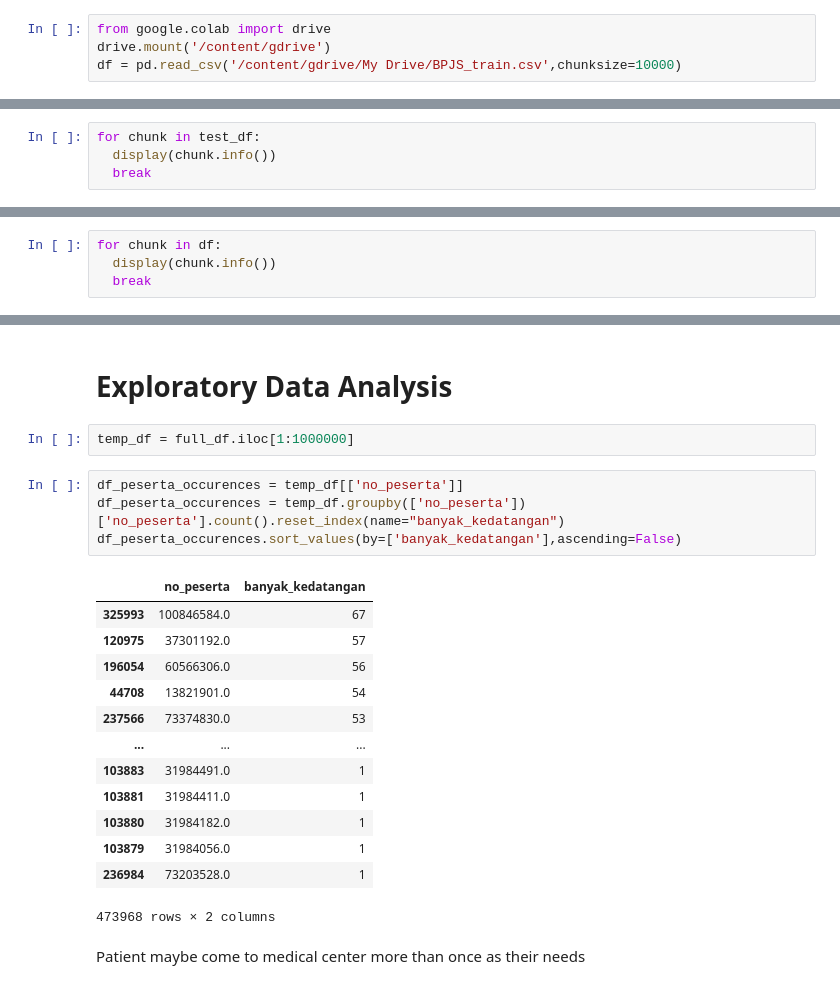
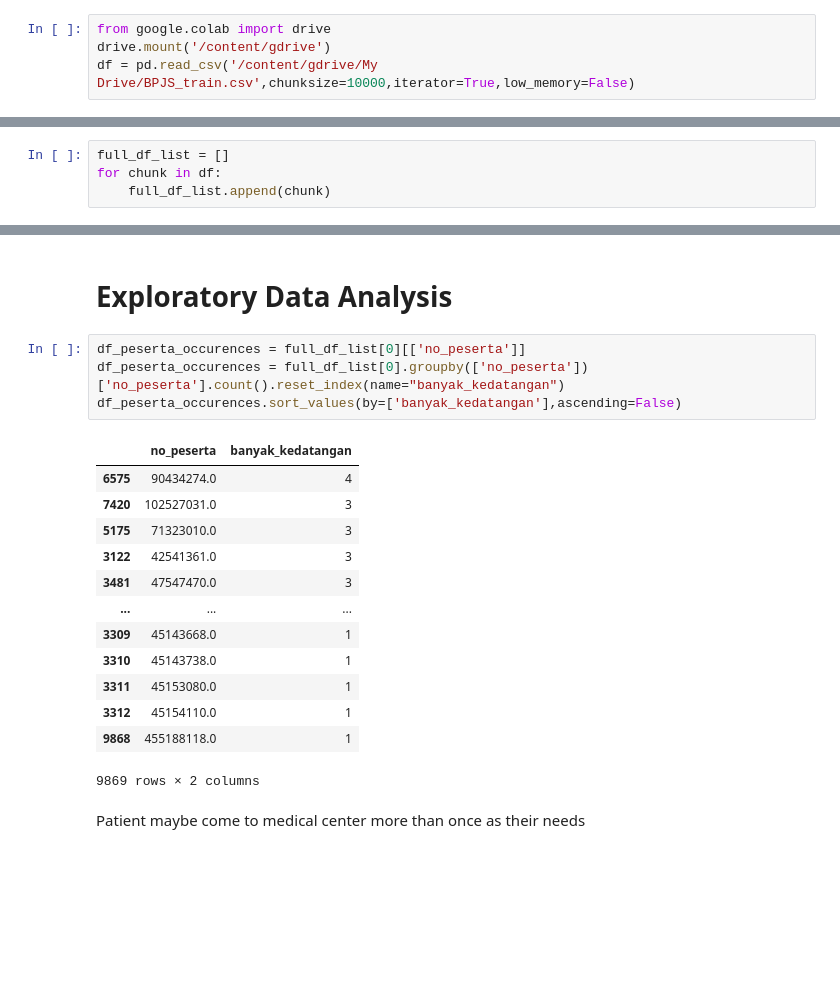
Before and after one commit to ingwerludwig/machine-learning-bpjs, a Jupyter notebook: BPJS_Train.ipynb, the cells around one changed output, grey strips where cells are left out. Saved outputs shown, nothing was run; the diff lists cells and outputs as text; blank space fills up the shorter version.

```diff
--- a/BPJS_Train.ipynb
+++ b/BPJS_Train.ipynb
@@ -16,5 +15,5 @@ pd.set_option('max_column',None)
 # %%
 from google.colab import drive
 drive.mount('/content/gdrive')
-df = pd.read_csv('/content/gdrive/My Drive/BPJS_train.csv',chunksize=10000)
+df = pd.read_csv('/content/gdrive/My Drive/BPJS_train.csv',chunksize=10000,iterator=True,low_memory=False)
 # %% [output]
@@ -24,4 +22,0 @@ test_df = pd.read_csv('/content/gdrive/My Drive/BPJS_test.csv',chunksize=1)
-# %%
-for chunk in test_df:
-  display(chunk.info())
-  break
@@ -47,4 +63,4 @@ None
 # %%
+full_df_list = []
 for chunk in df:
-  display(chunk.info())
-  break
+    full_df_list.append(chunk)
@@ -112,24 +110,22 @@ Column that may not be required
 # %% [markdown]
 # Exploratory Data Analysis
-# %%
-temp_df = full_df.iloc[1:1000000]
 # %%
-df_peserta_occurences = temp_df[['no_peserta']]
-df_peserta_occurences = temp_df.groupby(['no_peserta'])['no_peserta'].count().reset_index(name="banyak_kedatangan")
+df_peserta_occurences = full_df_list[0][['no_peserta']]
+df_peserta_occurences = full_df_list[0].groupby(['no_peserta'])['no_peserta'].count().reset_index(name="banyak_kedatangan")
 df_peserta_occurences.sort_values(by=['banyak_kedatangan'],ascending=False)
 # %% [output]
 |  | no_peserta | banyak_kedatangan |
-| 325993 | 100846584.0 | 67 |
-| 120975 | 37301192.0 | 57 |
-| 196054 | 60566306.0 | 56 |
-| 44708 | 13821901.0 | 54 |
-| 237566 | 73374830.0 | 53 |
+| 6575 | 90434274.0 | 4 |
+| 7420 | 102527031.0 | 3 |
+| 5175 | 71323010.0 | 3 |
+| 3122 | 42541361.0 | 3 |
+| 3481 | 47547470.0 | 3 |
 | ... | ... | ... |
-| 103883 | 31984491.0 | 1 |
-| 103881 | 31984411.0 | 1 |
-| 103880 | 31984182.0 | 1 |
-| 103879 | 31984056.0 | 1 |
-| 236984 | 73203528.0 | 1 |
+| 3309 | 45143668.0 | 1 |
+| 3310 | 45143738.0 | 1 |
+| 3311 | 45153080.0 | 1 |
+| 3312 | 45154110.0 | 1 |
+| 9868 | 455188118.0 | 1 |
-473968 rows × 2 columns
+9869 rows × 2 columns
 # %% [markdown]
 Patient maybe come to medical center more than once as their needs
```
Also changed, not shown: parts of 28 cells of this notebook.
